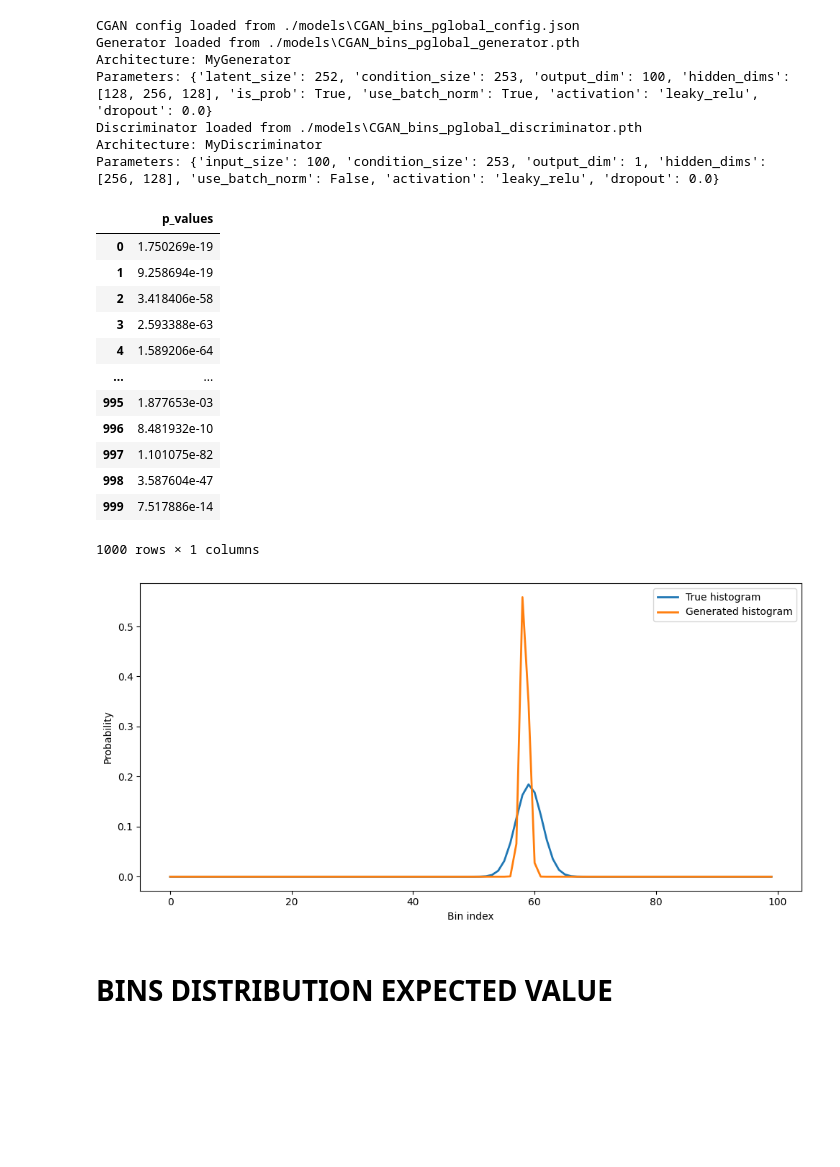
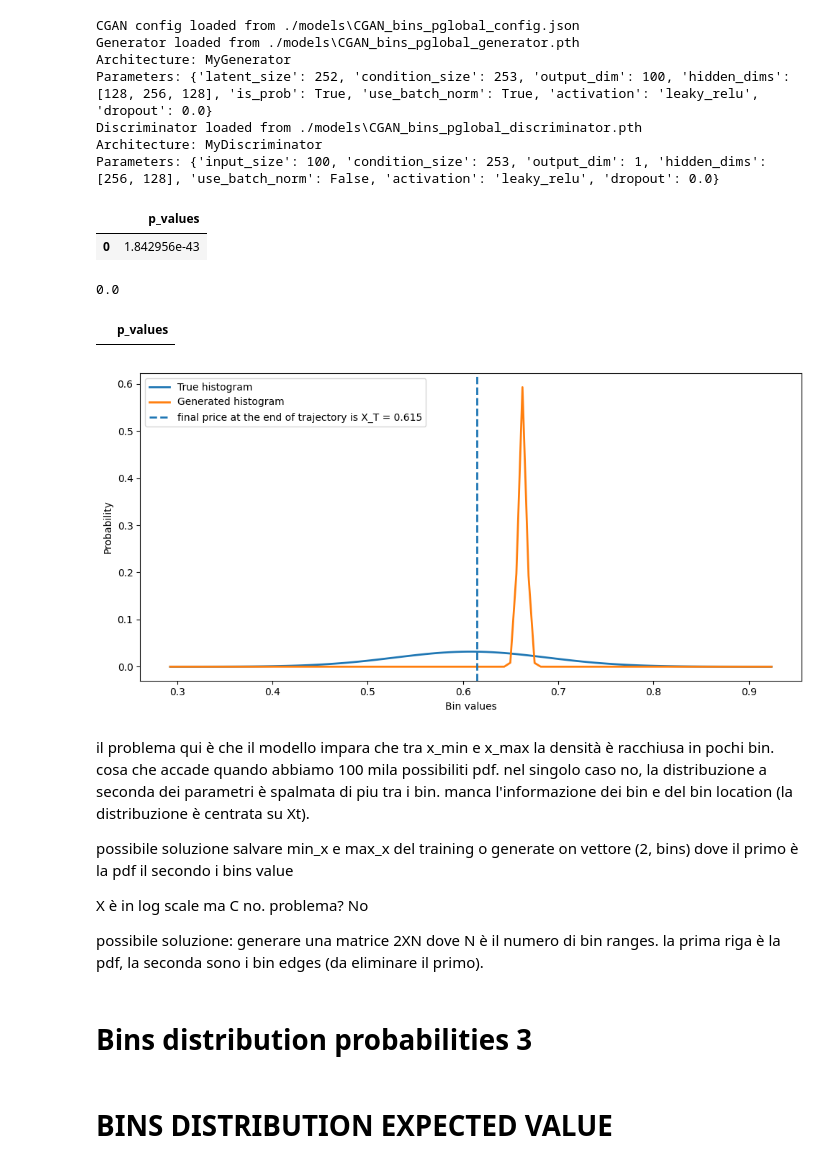
Before and after one commit to matteorofrano/CGAN-for-probability-distribution-generation, a Jupyter notebook: tests.ipynb, the cells around one changed output. Drawn from its saved outputs; the diff is of its cells as text; code cells hidden in the pictures; blank space fills up the shorter version.

```diff
--- a/tests.ipynb
+++ b/tests.ipynb
@@ -400,12 +201,12 @@ error_99  0.035176  0.087298  0.021904   9.879774  114.725741         False
 # %%
 # data simulation
 # example
-X0_range = (0.0,1.0)
+X0_range = (0.8,0.8)
 mu_range = (0.0, 0.0)
-sigma_range = (0.001, 1.0)
+sigma_range = (0.4, 0.4)
 T = 1.0        # Time horizon (1 year)
 N = 252        # Number of time steps
-J = 1000        # Number of paths to simulate
+J = 1       # Number of paths to simulate
 SEED=2
 
 #generate
@@ -413,7 +214,9 @@ val = DataSimulator(X0_range=X0_range, mu_range=mu_range, sigma_range=sigma_rang
                             T=T, N=N, n_simulations=J, seed=SEED)
 
 paths = val.get_paths()
-pdfs= val.get_pdf(n_steps_ahead=10, n_bins=100, use_global=True)
+pdfs = val.get_pdf(n_steps_ahead=10, n_bins=100, use_global=True)
+Xt = val.X_T
+bins = val.bins
 # %%
 conditional_gan = MyCGAN(max_epoch=100, name='CGAN_bins_pglobal')
 conditional_gan.load_models()
@@ -440,15 +243,11 @@ test_df = pd.DataFrame({'p_values':p_values})
 test_df
 # %% [output]
 |  | p_values |
-| 0 | 1.750269e-19 |
-| 1 | 9.258694e-19 |
-| 2 | 3.418406e-58 |
-| 3 | 2.593388e-63 |
-| 4 | 1.589206e-64 |
-| ... | ... |
-| 995 | 1.877653e-03 |
-| 996 | 8.481932e-10 |
-| 997 | 1.101075e-82 |
-| 998 | 3.587604e-47 |
-| 999 | 7.517886e-14 |
+| 0 | 1.842956e-43 |
-1000 rows × 1 columns
+# %%
+test_h0 = test_df[test_df['p_values']>0.05]
+print(len(test_h0)/len(test_df))
+test_h0
+# %% [output]
+0.0
+|  | p_values |
@@ -455,7 +256,17 @@ test_df
 # %%
 generated_sample = generated[-1]
 true_sample = pdfs[-1]
-
-plot_bin_dist(true_sample, generated_sample)
+plot_bin_dist(true_sample, generated_sample, bins, Xt[-1])
 # %% [output]
-[figure, old version]
+[figure, new version]
+# %% [markdown]
+il problema qui è che il modello impara che tra x_min e x_max la densità è racchiusa in pochi bin. cosa che accade quando abbiamo 100 mila possibiliti pdf. nel singolo caso no, la distribuzione a seconda dei parametri è spalmata di piu tra i bin. manca l'informazione dei bin e del bin location (la distribuzione è centrata su Xt).
+
+possibile soluzione salvare min_x e max_x del training o generate on vettore (2, bins) dove il primo è la pdf il secondo i bins value
+
+X è in log scale ma C no. problema? No
+
+
+possibile soluzione: generare una matrice 2XN dove N è il numero di bin ranges. la prima riga è la pdf, la seconda sono i bin edges (da eliminare il primo).
+# %% [markdown]
+# Bins distribution probabilities 3
```
Also changed, not shown: parts of 33 cells of this notebook, 40 other files.
